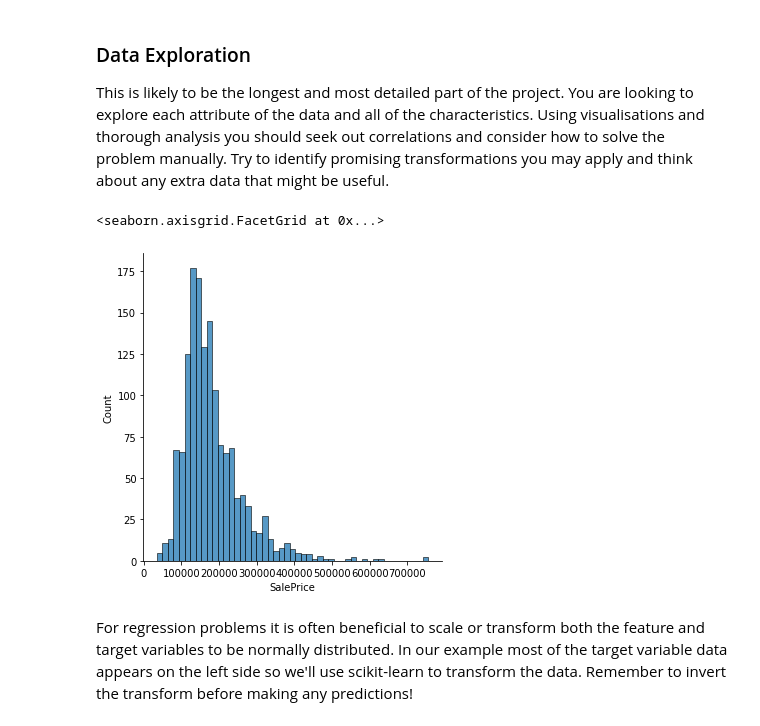
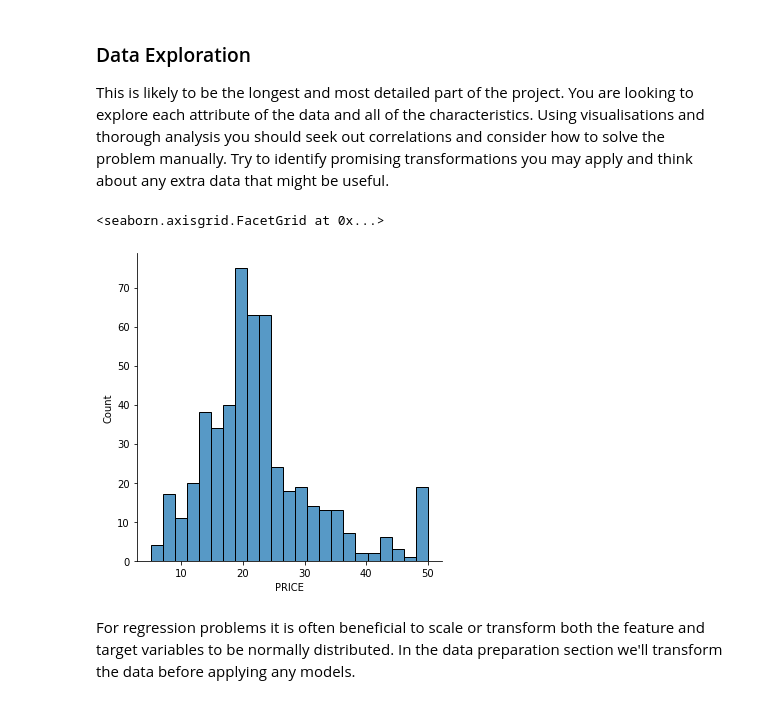
Before and after one commit to JamesT94/linear-regression-template, a Jupyter notebook: linreg-template.ipynb, the cells around one changed output. Saved outputs shown, nothing was run; the diff lists cells and outputs as text; code cells hidden in the pictures.

```diff
--- a/linreg-template.ipynb
+++ b/linreg-template.ipynb
@@ -32,2 +30,5 @@ test_df = pd.read_csv("test.csv")
+# %%
+columns = ['CRIM', 'ZN', 'INDUS', 'CHAS', 'NOX', 'RM', 'AGE', 'DIS', 'RAD', 'TAX', 'PTRATIO', 'B', 'LSTAT', 'PRICE']
+data = pd.read_csv("housing.csv", header=None, delimiter=r"\s+", names=columns)
 # %%
 # A quick high-level check of the data is always helpful to make sure you're getting what you expected
@@ -82,8 +83,8 @@ import seaborn as sns
 # %%
 # Plot the distribution of the target variable
-sns.displot(train_df['SalePrice'])
+sns.displot(data['PRICE'])
 # %% [output]
 <seaborn.axisgrid.FacetGrid at 0x...>
-[figure, old version]
+[figure, new version]
 # %% [markdown]
-For regression problems it is often beneficial to scale or transform both the feature and target variables to be normally distributed. In our example most of the target variable data appears on the left side so we'll use scikit-learn to transform the data. Remember to invert the transform before making any predictions!
+For regression problems it is often beneficial to scale or transform both the feature and target variables to be normally distributed. In the data preparation section we'll transform the data before applying any models.
```
Also changed, not shown: parts of 35 cells of this notebook, 4 other files.
